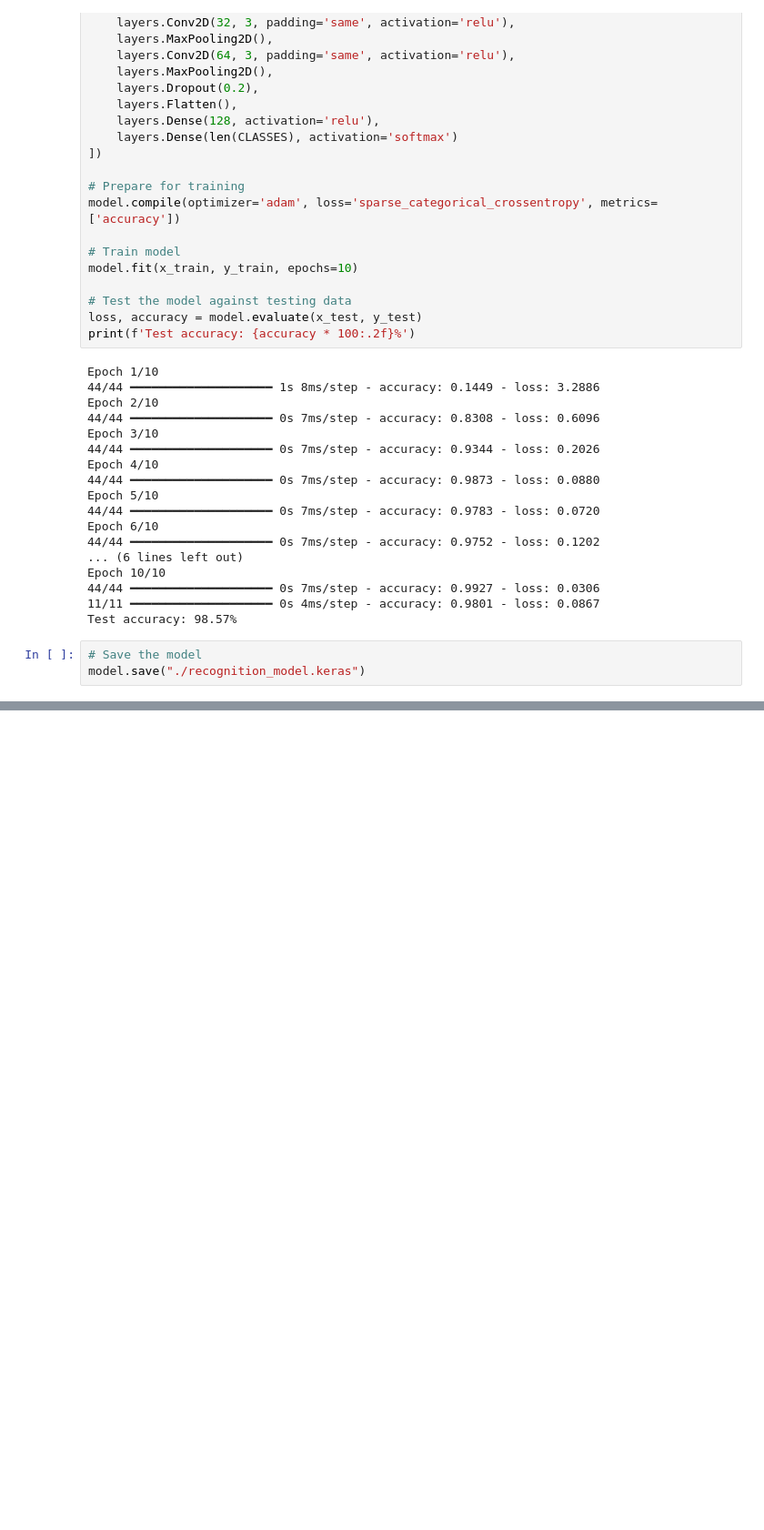
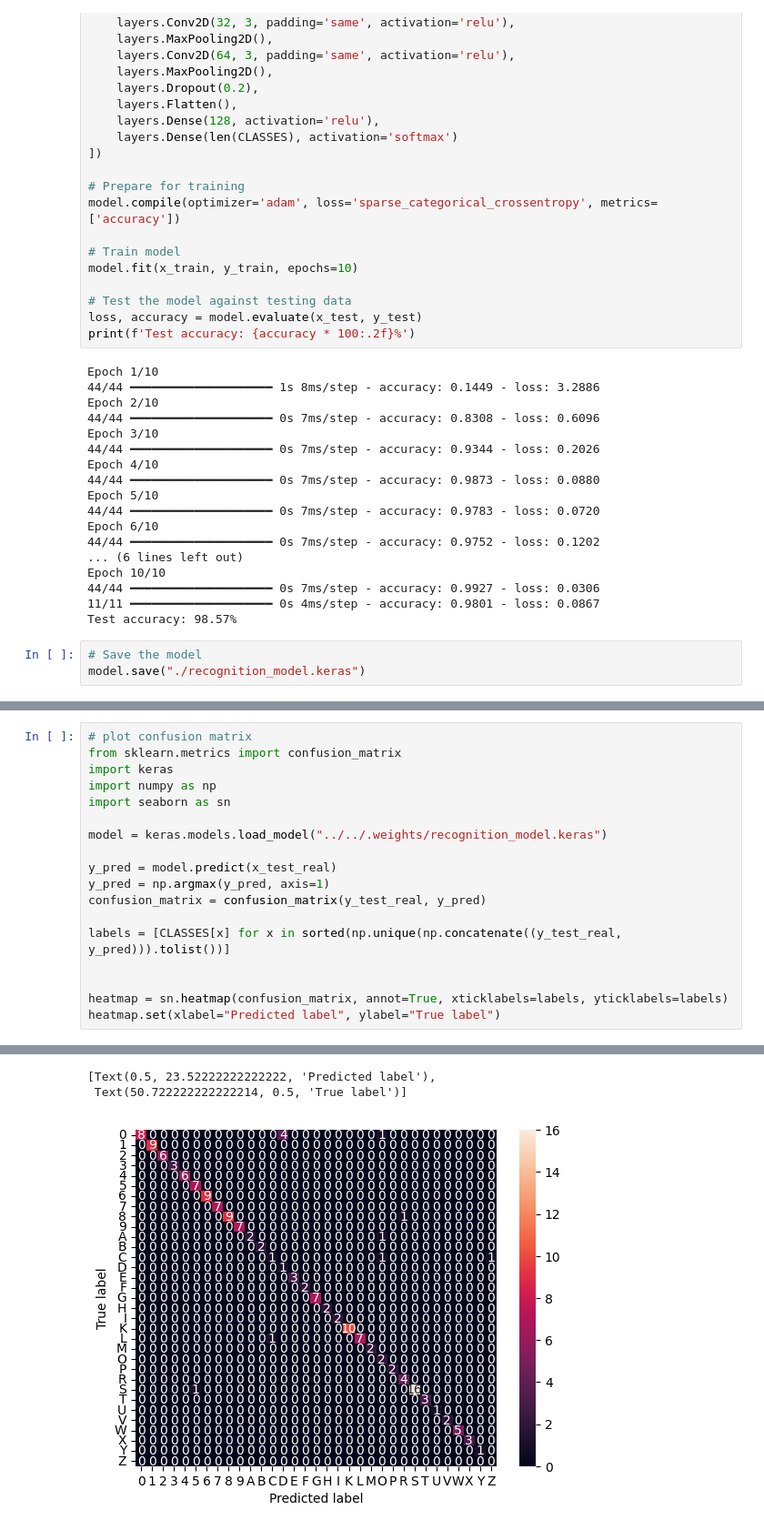
Before and after one commit to TheDoom-IT/license-plate-recognition, a Jupyter notebook: license_plate_recognition/recognition/data-processing.ipynb, the cells around one changed output, grey strips where cells are left out. Shown at 91% size. Cells and saved outputs as stored; diff of their text form; blank space fills up the shorter version.

Commit message:
Plot confusion matrix for recognition part

```diff
--- a/license_plate_recognition/recognition/data-processing.ipynb
+++ b/license_plate_recognition/recognition/data-processing.ipynb
@@ -434,0 +435,19 @@ Test accuracy: 94.44%
+# %%
+# plot confusion matrix
+from sklearn.metrics import confusion_matrix
+import keras
+import numpy as np
+import seaborn as sn
+
+model = keras.models.load_model("../../.weights/recognition_model.keras")
+
+y_pred = model.predict(x_test_real)
+y_pred = np.argmax(y_pred, axis=1)
+confusion_matrix = confusion_matrix(y_test_real, y_pred)
+
+labels = [CLASSES[x] for x in sorted(np.unique(np.concatenate((y_test_real, y_pred))).tolist())]
+
+
+heatmap = sn.heatmap(confusion_matrix, annot=True, xticklabels=labels, yticklabels=labels)
+heatmap.set(xlabel="Predicted label", ylabel="True label")
+# %% [output]
@@ -434,0 +455,3 @@ Test accuracy: 94.44%
+[Text(0.5, 23.52222222222222, 'Predicted label'),
+ Text(50.722222222222214, 0.5, 'True label')]
+[figure, added]
```
Also changed, not shown: parts of 2 cells of this notebook, 2 other files.
